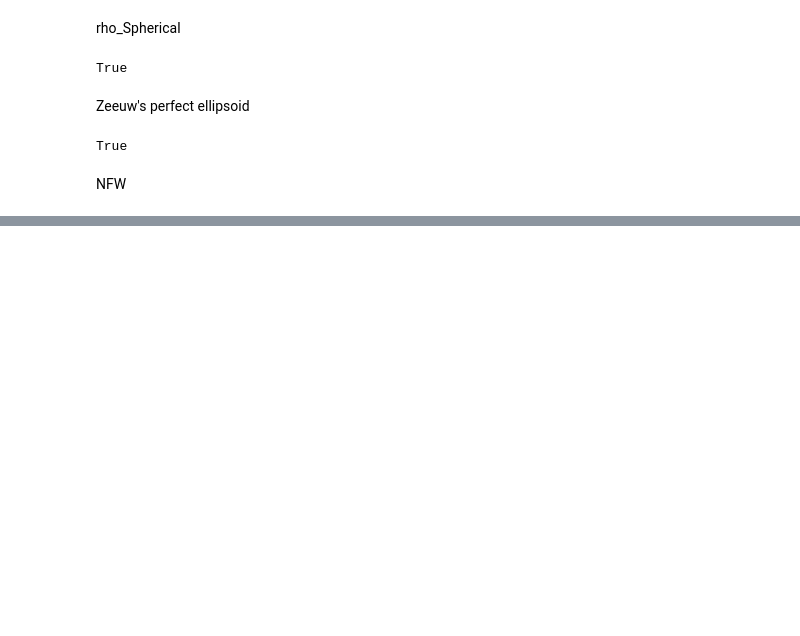
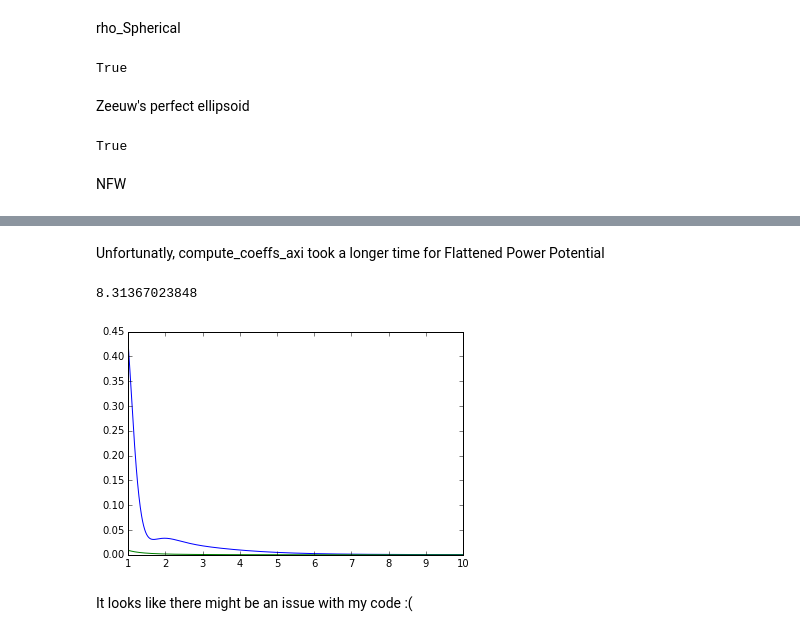
Before and after one commit to SeaifanAladdin/galpy-notebook, a Jupyter notebook: galpy/SCFPotential.ipynb, the cells around one changed output, grey strips where cells are left out. Drawn from its saved outputs; the diff is of its cells as text; code cells hidden in the pictures; blank space fills up the shorter version.

```diff
--- a/galpy/SCFPotential.ipynb
+++ b/galpy/SCFPotential.ipynb
@@ -185,0 +199,13 @@ True
+# %% [markdown]
+Unfortunatly, compute_coeffs_axi took a longer time for Flattened Power Potential
+# %%
+R = nu.ones((1000), float)*0
+Z = nu.linspace(1.,10, 1000)
+plt.plot(Z, calculateSCFDensity(scf, R, Z))
+plt.plot(Z, fp.dens(R,Z))
+print nu.std(calculateSCFDensity(scf,R, Z)/fp.dens(R,Z))
+# %% [output]
+8.31367023848
+[figure, added]
+# %% [markdown]
+It looks like there might be an issue with my code :(
```
Also changed, not shown: parts of 14 cells of this notebook.
